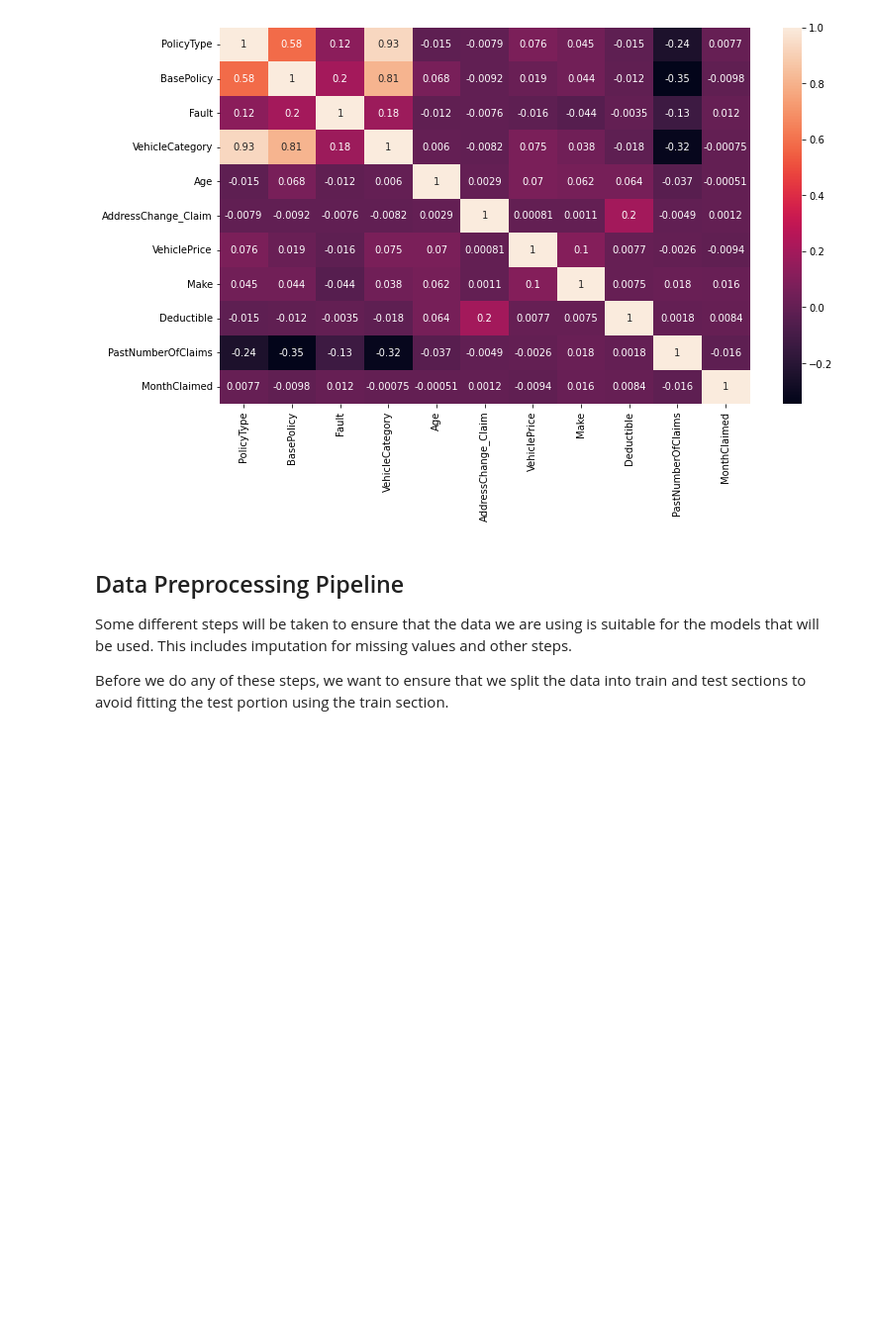
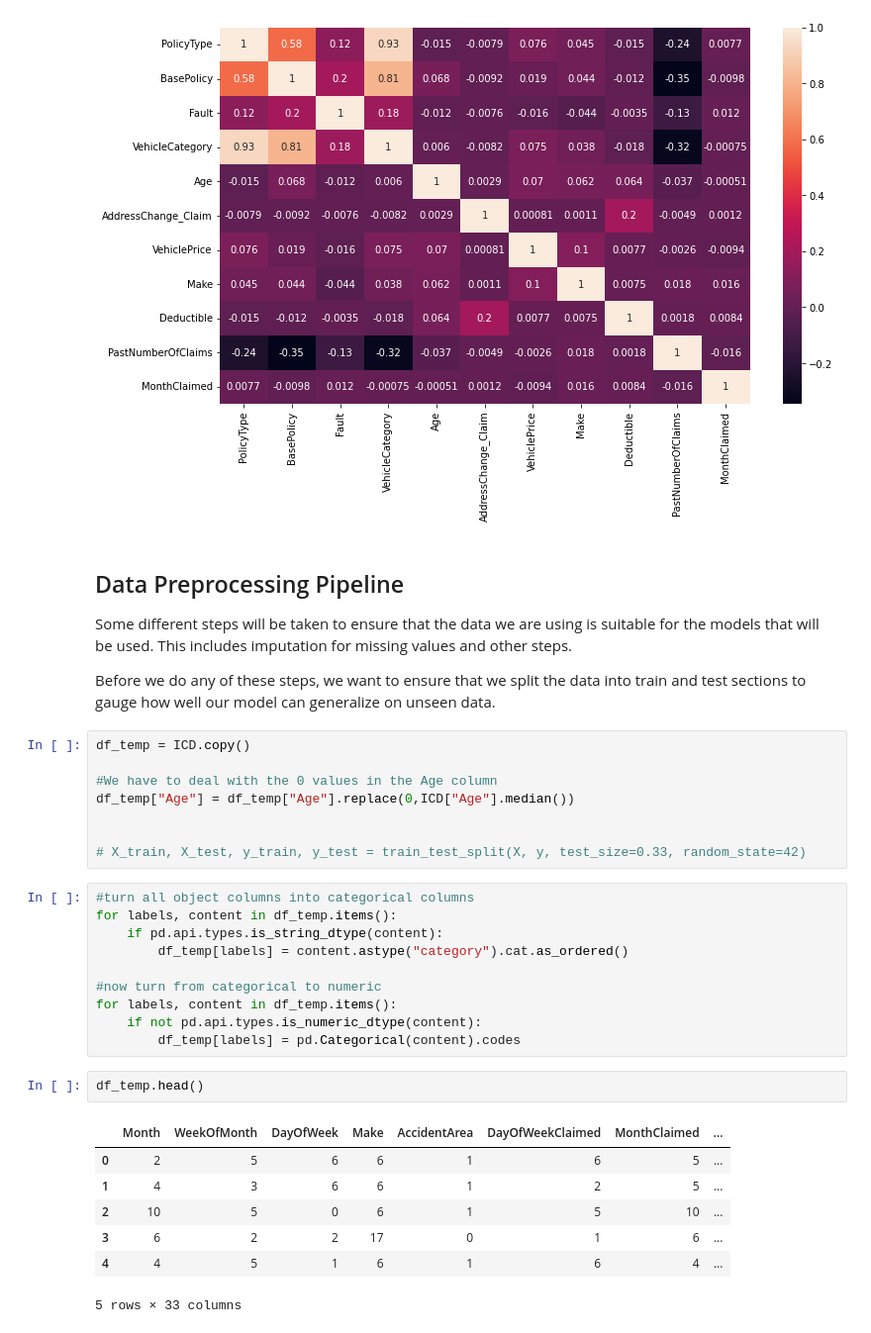
Before and after one commit to amieles/InsuranceFraudEDA, a Jupyter notebook: insurance-claim-eda.ipynb, the cells around one changed output. Shown at 99% size. Drawn from its saved outputs; the diff is of its cells as text; blank space fills up the shorter version.

Commit message:
Kaggle Notebook | Insurance Claim EDA | Version 5

```diff
--- a/insurance-claim-eda.ipynb
+++ b/insurance-claim-eda.ipynb
@@ -274,4 +292,32 @@ sns.heatmap(x_fac.corr(), annot=True)
 
 Some different steps will be taken to ensure that the data we are using is suitable for the models that will be used. This includes imputation for missing values and other steps.
 
-Before we do any of these steps, we want to ensure that we split the data into train and test sections to avoid fitting the test portion using the train section.
+Before we do any of these steps, we want to ensure that we split the data into train and test sections to gauge how well our model can generalize on unseen data.
+# %%
+df_temp = ICD.copy()
+
+#We have to deal with the 0 values in the Age column
+df_temp["Age"] = df_temp["Age"].replace(0,ICD["Age"].median())
+
+
+# X_train, X_test, y_train, y_test = train_test_split(X, y, test_size=0.33, random_state=42)
+# %%
+#turn all object columns into categorical columns
+for labels, content in df_temp.items():
+    if pd.api.types.is_string_dtype(content):
+        df_temp[labels] = content.astype("category").cat.as_ordered()
+
+#now turn from categorical to numeric
+for labels, content in df_temp.items():
+    if not pd.api.types.is_numeric_dtype(content):
+        df_temp[labels] = pd.Categorical(content).codes
+# %%
+df_temp.head()
+# %% [output]
+|  | Month | WeekOfMonth | DayOfWeek | Make | AccidentArea | DayOfWeekClaimed | MonthClaimed | ... |
+| 0 | 2 | 5 | 6 | 6 | 1 | 6 | 5 | ... |
+| 1 | 4 | 3 | 6 | 6 | 1 | 2 | 5 | ... |
+| 2 | 10 | 5 | 0 | 6 | 1 | 5 | 10 | ... |
+| 3 | 6 | 2 | 2 | 17 | 0 | 1 | 6 | ... |
+| 4 | 4 | 5 | 1 | 6 | 1 | 6 | 4 | ... |
+5 rows × 33 columns
```
Also changed, not shown: parts of 35 cells of this notebook.
